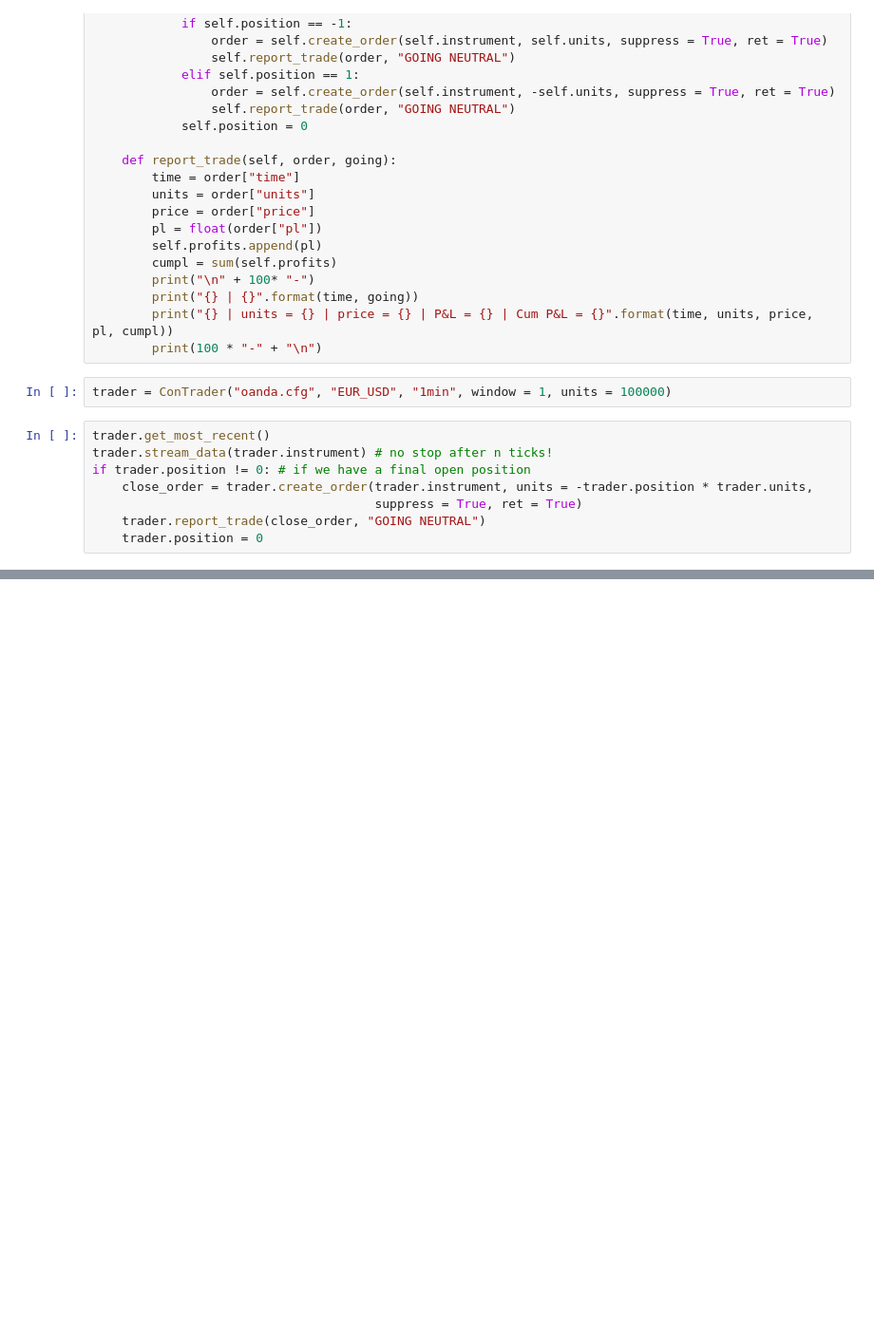
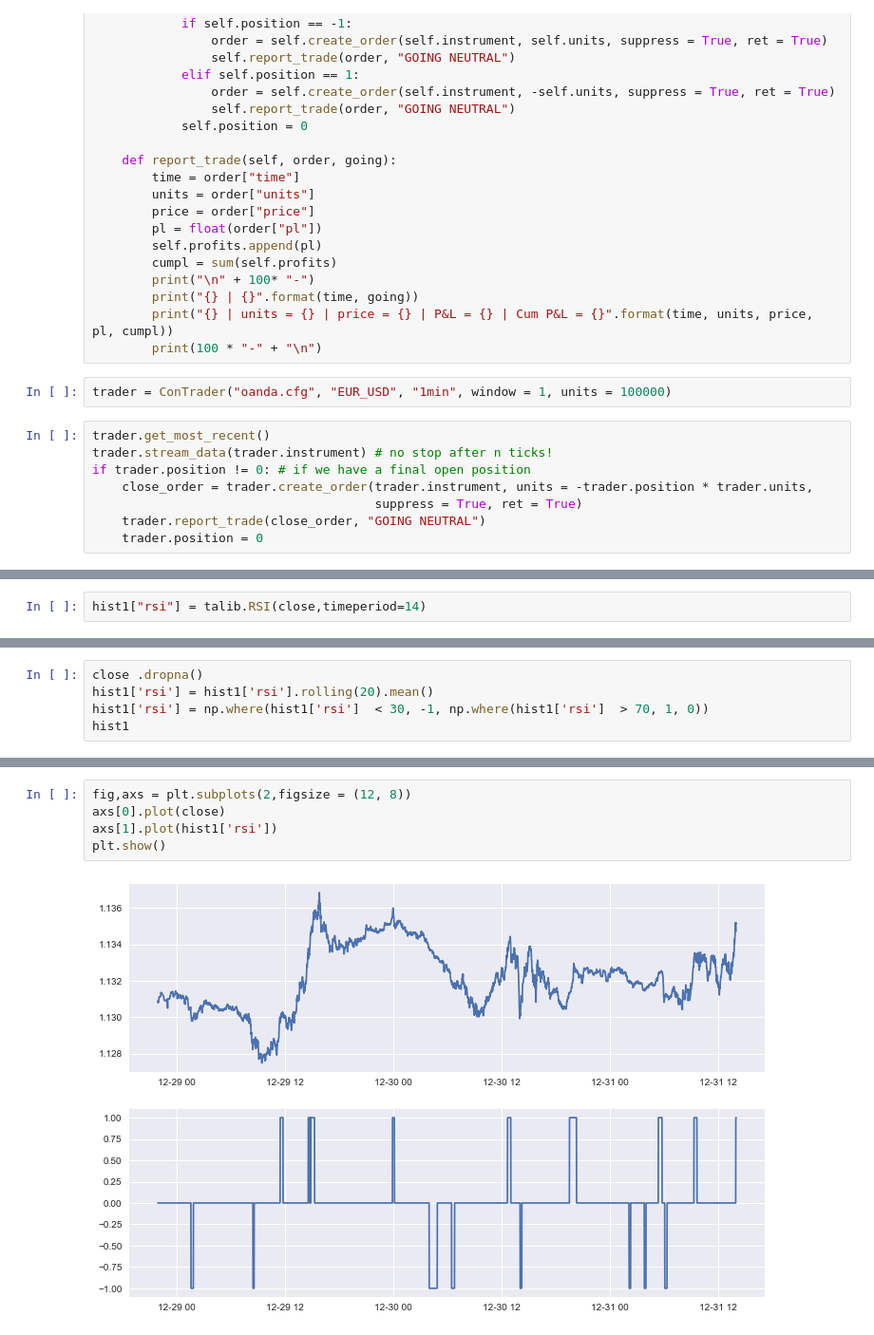
Before and after one commit to rajeshharidas/MachineLearningProject, a Jupyter notebook: Oanda_implementation.ipynb, the cells around one changed output, grey strips where cells are left out. Shown at 95% size. Saved outputs shown, nothing was run; the diff lists cells and outputs as text; blank space fills up the shorter version.

```diff
--- a/Oanda_implementation.ipynb
+++ b/Oanda_implementation.ipynb
@@ -1513,0 +1657,2 @@ if trader.position != 0: # if we have a final open position
+# %%
+hist1["rsi"] = talib.RSI(close,timeperiod=14)
@@ -1513,0 +1676,5 @@ if trader.position != 0: # if we have a final open position
+# %%
+close .dropna()
+hist1['rsi'] = hist1['rsi'].rolling(20).mean()
+hist1['rsi'] = np.where(hist1['rsi']  < 30, -1, np.where(hist1['rsi']  > 70, 1, 0))
+hist1
@@ -1513,0 +1696,7 @@ if trader.position != 0: # if we have a final open position
+# %%
+fig,axs = plt.subplots(2,figsize = (12, 8))
+axs[0].plot(close)
+axs[1].plot(hist1['rsi'])
+plt.show()
+# %% [output]
+[figure, added]
```
Also changed, not shown: parts of 12 cells of this notebook.
